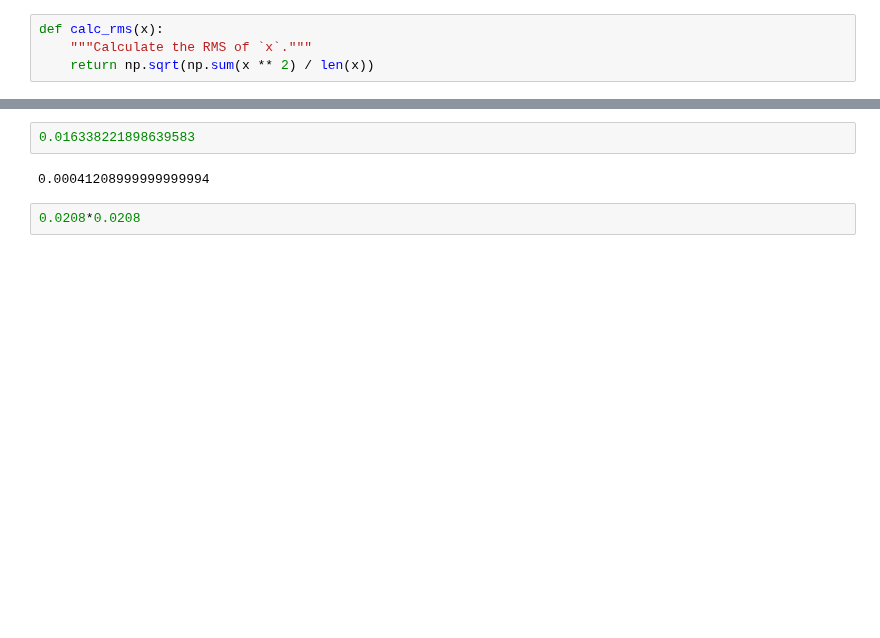
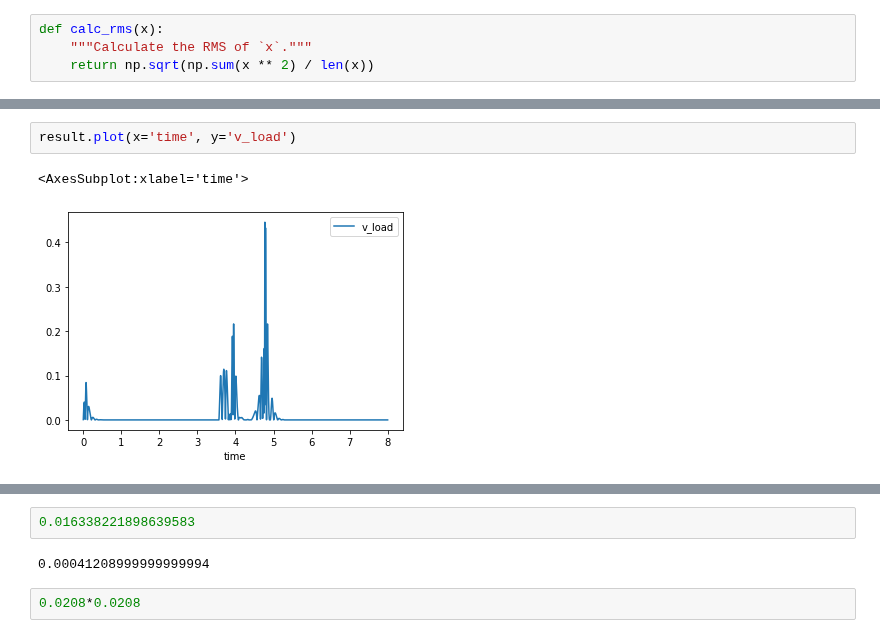
Before and after one commit to mnicstruwig/FlexibleFluxSimulator, a Jupyter notebook: experiments/2021-06-08-Optimization-for-Integration.ipynb, the cells around one changed output, grey strips where cells are left out. Saved outputs shown, nothing was run; the diff lists cells and outputs as text; blank space fills up the shorter version.

```diff
--- a/experiments/2021-06-08-Optimization-for-Integration.ipynb
+++ b/experiments/2021-06-08-Optimization-for-Integration.ipynb
@@ -241,3 +217,8 @@ result.plot(x='time', y='rel_pos_mag')
+# %%
+result.plot(x='time', y='v_load')
+# %% [output]
+<AxesSubplot:xlabel='time'>
+[figure, added]
 # %%
 v_rms = calc_rms(result['v_load'].values)
 v_rms
```
Also changed, not shown: parts of 19 cells of this notebook.
